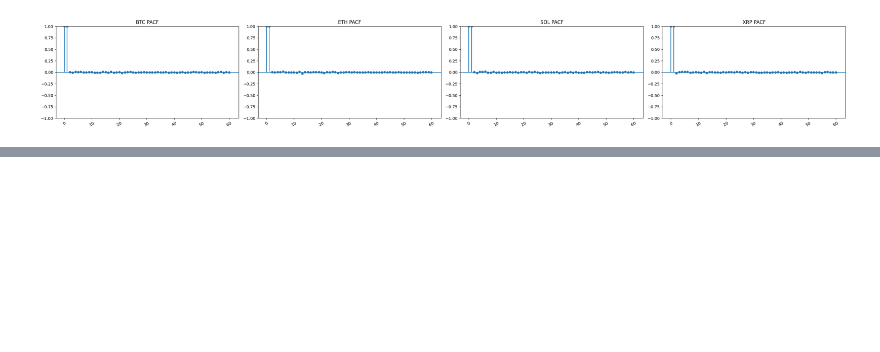
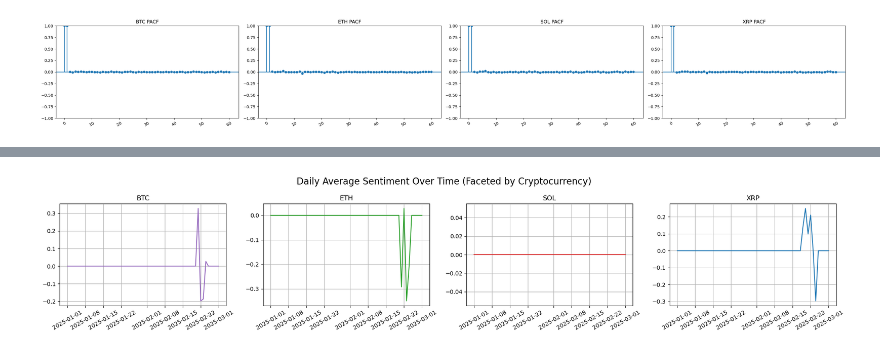
Before and after one commit to onepersonhere/4211-project, a Jupyter notebook: crypto/copy/visualization.ipynb, the cells around one changed output, grey strips where cells are left out. Cells and saved outputs as stored; diff of their text form; code cells hidden in the pictures; blank space fills up the shorter version.

Commit message:
update sentiment visualization

```diff
--- a/crypto/copy/visualization.ipynb
+++ b/crypto/copy/visualization.ipynb
@@ -147,0 +153,27 @@ for token, color in zip(crypto, colors):
+# %%
+# Load both sentiment files
+sent1 = pd.read_csv('../../curr_news/aggregated_daily_sentiment.csv')
+sent2 = pd.read_csv('../../historic_news/aggregated_daily_sentiment.csv')
+
+# Combine them in order: part 1 comes before part 2
+sentiment = pd.concat([sent1, sent2], ignore_index=True)
+
+# Rename and parse dates
+sentiment.rename(columns={'Unnamed: 0': 'Date'}, inplace=True)
+sentiment['Date'] = pd.to_datetime(sentiment['Date'])
+
+# Reshape to long format: Date | Coin | Sentiment
+sentiment = sentiment.melt(id_vars='Date', var_name='Coin', value_name='Sentiment')
+sentiment['Date'] = sentiment['Date'].dt.normalize()
+sentiment['Date'] = sentiment['Date'].dt.tz_localize(None)
+
+# Prepare crypto data date column
+df['Date'] = df['Date'].dt.normalize()
+df['Date'] = df['Date'].dt.tz_localize(None)
+
+# Merge daily sentiment into intraday stock data
+df = pd.merge(df, sentiment, how='left', on=['Date', 'Coin'])
+
+
+# Fill any missing sentiment values with neutral (0)
+df['Sentiment'] = df['Sentiment'].fillna(0)
@@ -147,0 +196,16 @@ for token, color in zip(crypto, colors):
+# %%
+fig, axes = plt.subplots(1, 4, figsize=(20, 4))
+for ax, coin, color in zip(axes, crypto, colors):
+    df_stock = df[df['Coin'] == coin]
+    sentiment_daily = df_stock.resample('1D', on='Date')['Sentiment'].mean()
+
+    ax.plot(sentiment_daily.index, sentiment_daily.values, color=color, label='Sentiment')
+    ax.set_title(coin)
+    ax.grid(True)
+    ax.tick_params(axis='x', rotation=30)
+
+plt.suptitle('Daily Average Sentiment Over Time (Faceted by Cryptocurrency)', fontsize=16)
+plt.tight_layout()
+plt.show()
+# %% [output]
+[figure, added]
```
Also changed, not shown: parts of 7 cells of this notebook.
